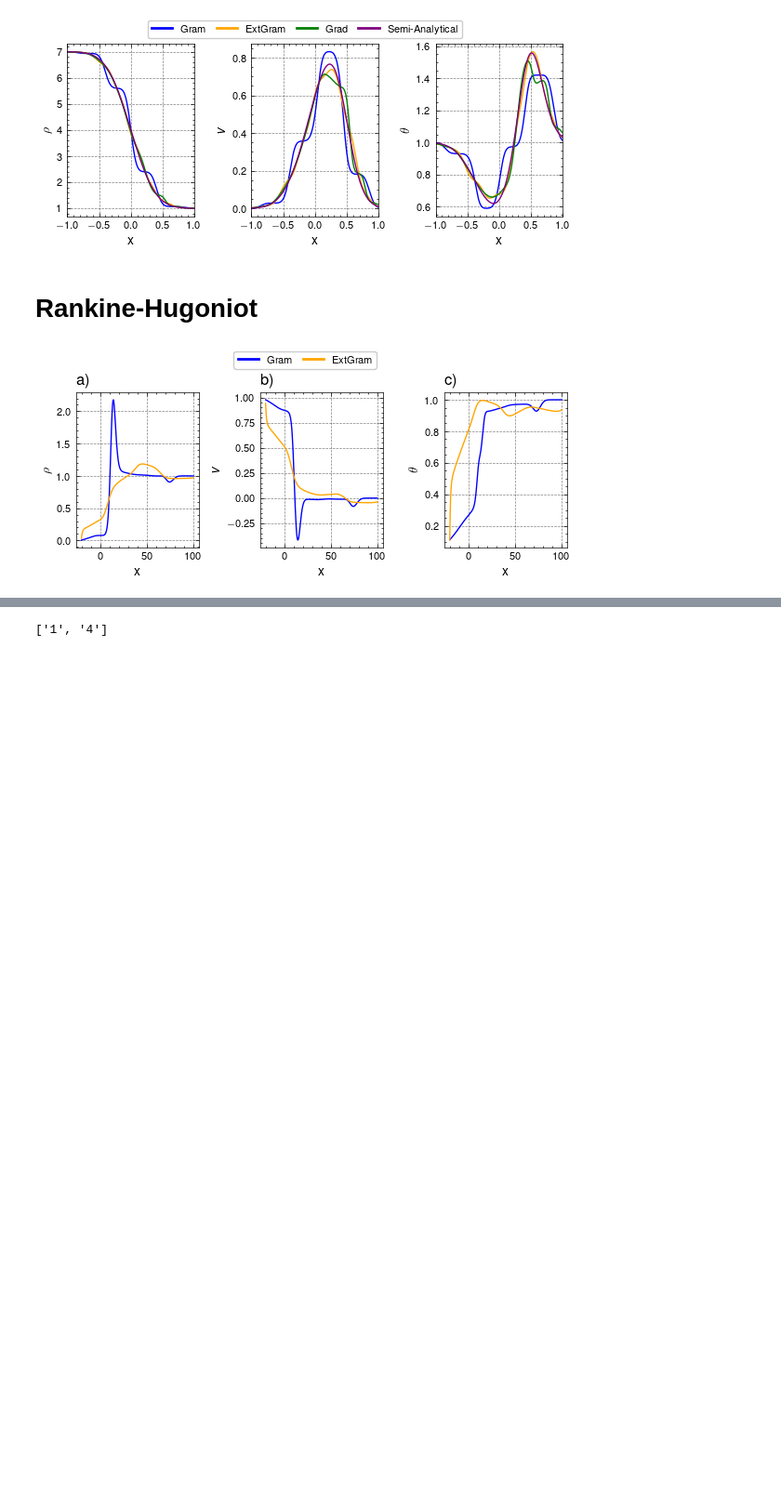
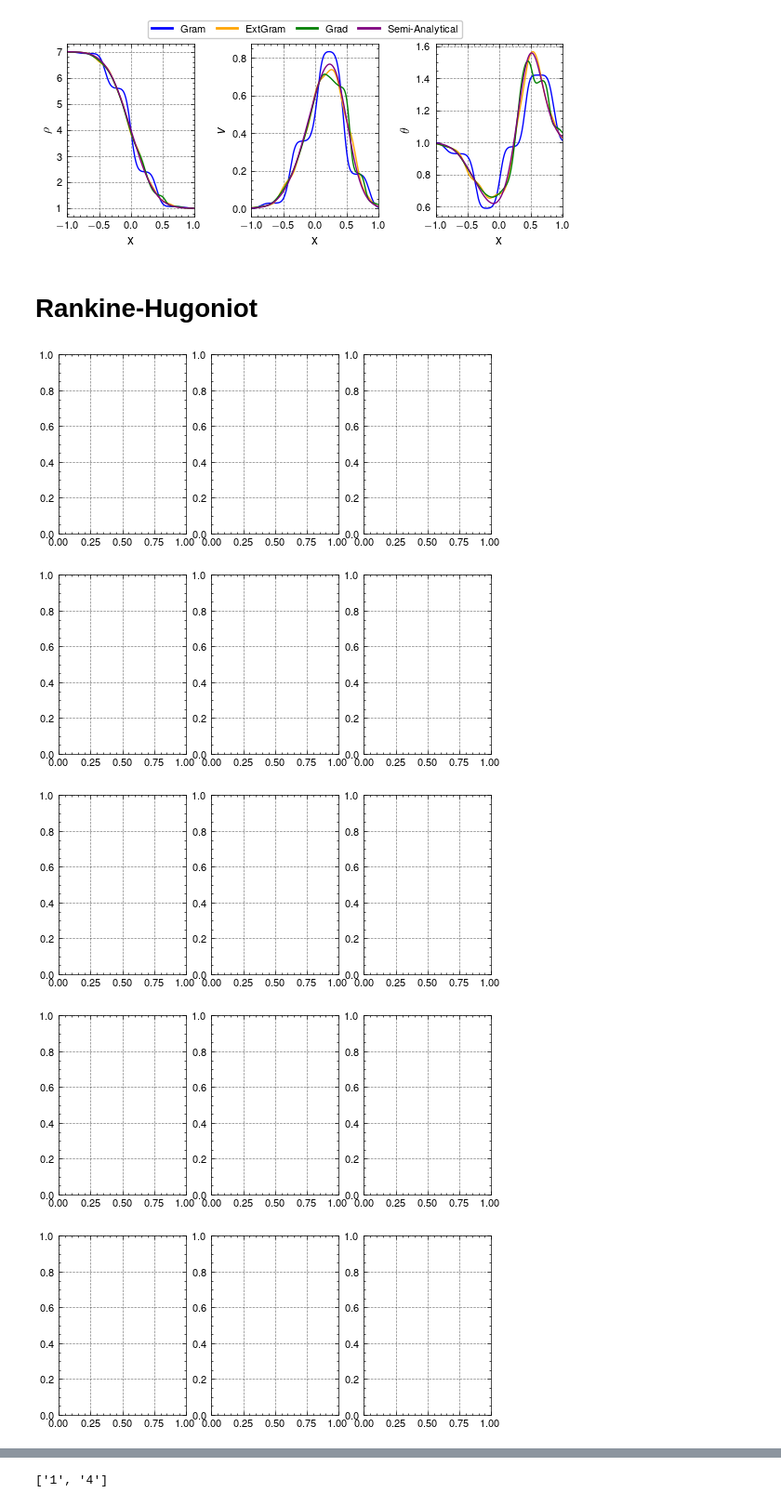
Before and after one commit to JanHab/ExtGram.jl, a Jupyter notebook: notebooks/ModelConvergence.ipynb, the cells around one changed output, grey strips where cells are left out. Shown at 93% size. Drawn from its saved outputs; the diff is of its cells as text; code cells hidden in the pictures; blank space fills up the shorter version.

```diff
--- a/notebooks/ModelConvergence.ipynb
+++ b/notebooks/ModelConvergence.ipynb
@@ -482,48 +482,52 @@ for Ma in Mach_numbers:
 
     axs[0].plot(x, (rho - rho_L) / (rho_R - rho_L), color=colors[j])
     axs[1].plot(x, (v - v_R) / (v_L - v_R), color=colors[j])
     axs[2].plot(x, (theta - theta_L) / (theta_R - theta_L), color=colors[j])
 
-            file = filename_moments(closure)
-            x, u, _ = sol_final(file)
-            rho = u[:, 0]
-            v = u[:, 1] / rho
-            p = (u[:, 2] - rho * v**2) # ?1/2 * u[:, 2]
-            theta = p / rho
+        #     file = filename_moments(closure)
+        #     x, u, _ = sol_final(file)
+        #     rho = u[:, 0]
+        #     v = u[:, 1] / rho
+        #     p = (u[:, 2] - rho * v**2) # ?1/2 * u[:, 2]
+        #     theta = p / rho
 
-            axs[0].plot(x, (rho - rho_L) / (rho_R - rho_L), color=colors[j])
-            axs[1].plot(x, (v - v_R) / (v_L - v_R), color=colors[j])
-            axs[2].plot(x, (theta - theta_L) / (theta_R - theta_L), color=colors[j])
+        #     axs[0].plot(x, (rho - rho_L) / (rho_R - rho_L), color=colors[j])
+        #     axs[1].plot(x, (v - v_R) / (v_L - v_R), color=colors[j])
+        #     axs[2].plot(x, (theta - theta_L) / (theta_R - theta_L), color=colors[j])
 
-        [ax.set_xlim(-10, 10) for ax in axs]
-        [ax.set_ylim(-0.05, 1.05) for ax in axs]
-        [ax.set_xlabel('x') for ax in axs]
-        [ax.set_ylabel(label) for ax, label in zip(axs, ['$\\rho$', '$v$', '$\\theta$'])]
-        [axs[i].set_title(f'{labels[i]})', loc='left') for i in range(3)]
+        # [ax.set_xlim(-10, 10) for ax in axs]
+        # [ax.set_ylim(-0.05, 1.05) for ax in axs]
+        # [ax.set_xlabel('x') for ax in axs]
+        # [ax.set_ylabel(label) for ax, label in zip(axs, ['$\\rho$', '$v$', '$\\theta$'])]
+        # [axs[i].set_title(f'{labels[i]})', loc='left') for i in range(3)]
 
 # p_bgk = data_bgk['p'].to_numpy()
 # theta_bgk = p_bgk / rho_bgk
 # p_bgk = (p_bgk - (rho_L * theta_L)) / (rho_R * theta_R - rho_L * theta_L)
 # theta_bgk = (theta_bgk - theta_L) / (theta_R - theta_L)
 # axs[2].plot(x_bgk, theta_bgk, color=colors[4])
 # [ax.set_xlim(-10, 10) for ax in axs]
 # [ax.set_ylim(-0.05, 1.05) for ax in axs]
 [ax.set_xlabel('x') for ax in axs]
 [ax.set_ylabel(label) for ax, label in zip(axs, ['$\\rho$', '$v$', '$\\theta$'])]
 [axs[i].set_title(f'{labels[i]})', loc='left') for i in range(3)]
 
 closure_elements = [Line2D([0], [0], color=colors[i], lw=2, label=closure_vec[i]) for i in range(len(closure_vec))]# + [Line2D([0], [0], color=colors[4], lw=2, label='BGK')]
 leg = fig.legend(
     handles=closure_elements,
     loc='upper center',
     bbox_to_anchor=(0.5, 1.06),
     ncol=4,
     # frameon=True,
     columnspacing=1.0 # Adjust spacing between columns
 )
 
-        fig.tight_layout()
-        fig.savefig('../out/Figures/ModelConvergence/RankineHugoniot_M4.pdf', bbox_inches='tight')
-        fig.show()
+fig.tight_layout()
+# fig.savefig('../out/Figures/ModelConvergence/RankineHugoniot_M4.pdf', bbox_inches='tight')
+fig.show()
 # %% [output]
-[figure, old version]
+[figure, new version]
+[figure, added]
+[figure, added]
+[figure, added]
+[figure, added]
```
Also changed, not shown: parts of 2 cells of this notebook.
